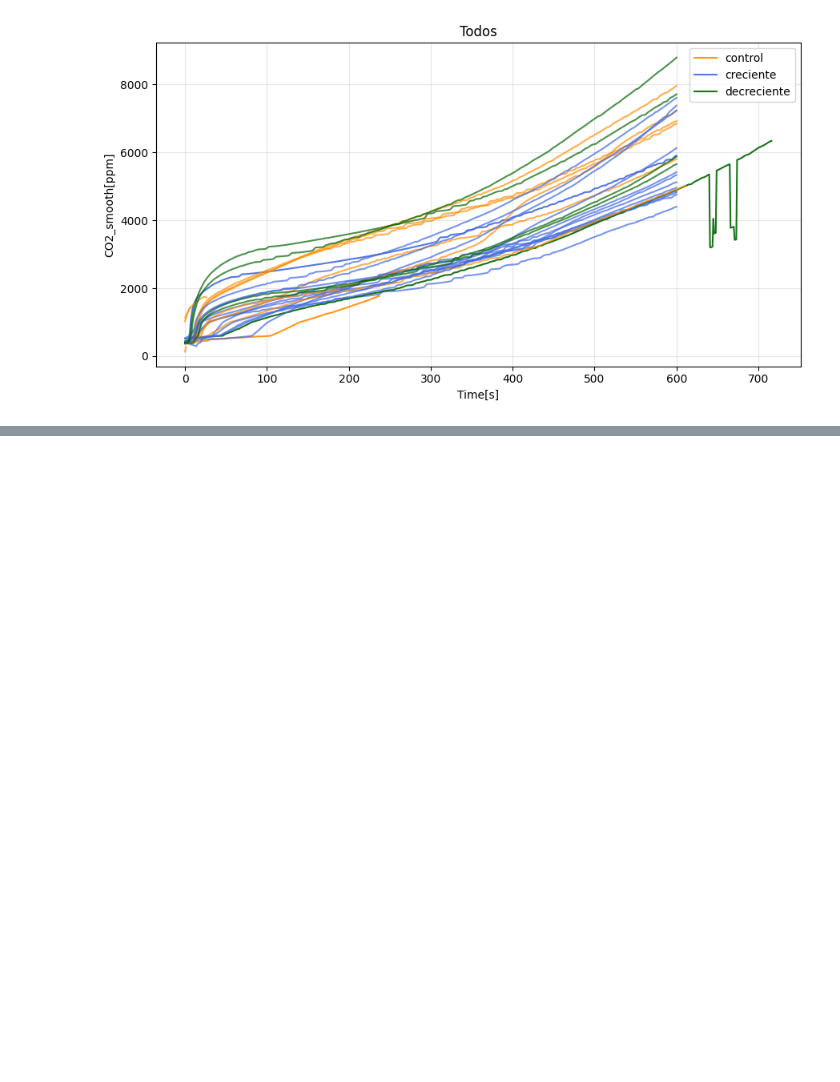
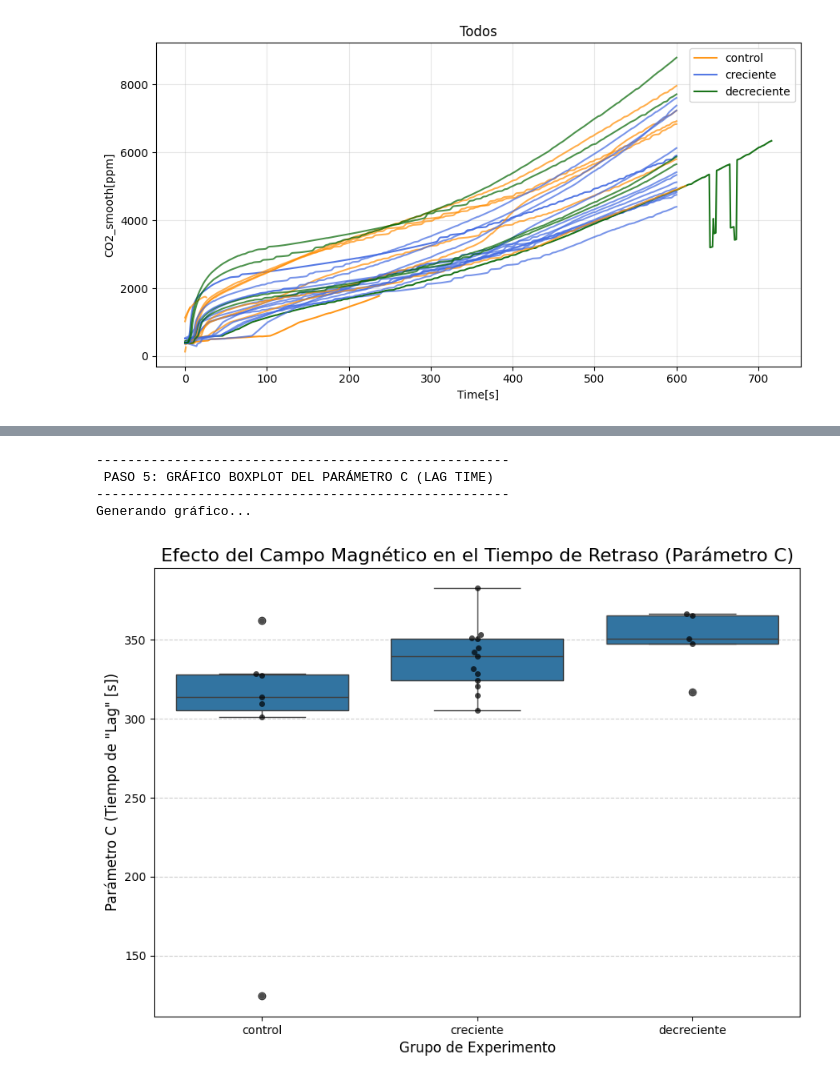
Before and after one commit to KierPrev/MBLab, a Jupyter notebook: analisis.ipynb, the cells around one changed output, grey strips where cells are left out. Drawn from its saved outputs; the diff is of its cells as text; code cells hidden in the pictures; blank space fills up the shorter version.

```diff
--- a/analisis.ipynb
+++ b/analisis.ipynb
@@ -555,0 +691,58 @@ decreciente  2103.481798  647.342042  291.889382  0.297137
+# %%
+import seaborn as sns
+import matplotlib.pyplot as plt
+
+# (Asumimos que el DataFrame 'fits_ok' ya existe por los pasos anteriores)
+# ...
+
+print("\n-----------------------------------------------------")
+print(" PASO 5: GRÁFICO BOXPLOT DEL PARÁMETRO C (LAG TIME)")
+print("-----------------------------------------------------")
+
+# 1. Preparar los datos para el gráfico
+# Filtramos solo los grupos que queremos comparar
+grupos_a_comparar = ['control', 'creciente', 'decreciente']
+df_plot = fits_ok[fits_ok['tipo'].isin(grupos_a_comparar)]
+
+if df_plot.empty or 'C' not in df_plot.columns:
+    print("[ERROR] No se pueden graficar los datos. 'fits_ok' está vacío o no tiene la columna 'C'.")
+else:
+    print("Generando gráfico...")
+
+    # 2. Configurar la figura
+    plt.figure(figsize=(10, 7)) # Tamaño (ancho, alto)
+
+    # 3. Crear el Boxplot
+    # Muestra la mediana (línea), los cuartiles 25-75 (caja) y los rangos (bigotes)
+    sns.boxplot(
+        data=df_plot,
+        x='tipo',  # Eje X: Los grupos
+        y='C',     # Eje Y: El parámetro C
+        order=grupos_a_comparar # Asegura el orden (control, creciente, decreciente)
+    )
+
+    # 4. (Recomendado) Añadir los puntos individuales (swarmplot)
+    # Esto nos permite ver dónde cayó cada réplica
+    sns.swarmplot(
+        data=df_plot,
+        x='tipo',
+        y='C',
+        order=grupos_a_comparar,
+        color='black', # Puntos negros para que resalten
+        alpha=0.7      # Un poco de transparencia
+    )
+
+    # 5. Títulos y etiquetas
+    plt.title('Efecto del Campo Magnético en el Tiempo de Retraso (Parámetro C)', fontsize=16)
+    plt.xlabel('Grupo de Experimento', fontsize=12)
+    plt.ylabel('Parámetro C (Tiempo de "Lag" [s])', fontsize=12)
+    plt.grid(True, linestyle='--', alpha=0.6, axis='y') # Grilla solo en el eje Y
+
+    # 6. Mostrar el gráfico
+    plt.show()
+# %% [output]
+-----------------------------------------------------
+ PASO 5: GRÁFICO BOXPLOT DEL PARÁMETRO C (LAG TIME)
+-----------------------------------------------------
+Generando gráfico...
+[figure, added]
```
Also changed, not shown: parts of 3 cells of this notebook.
